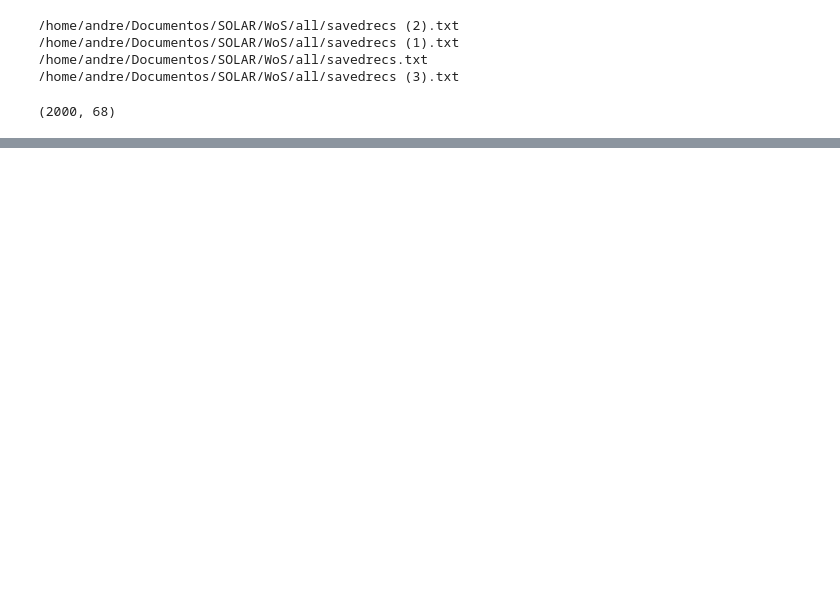
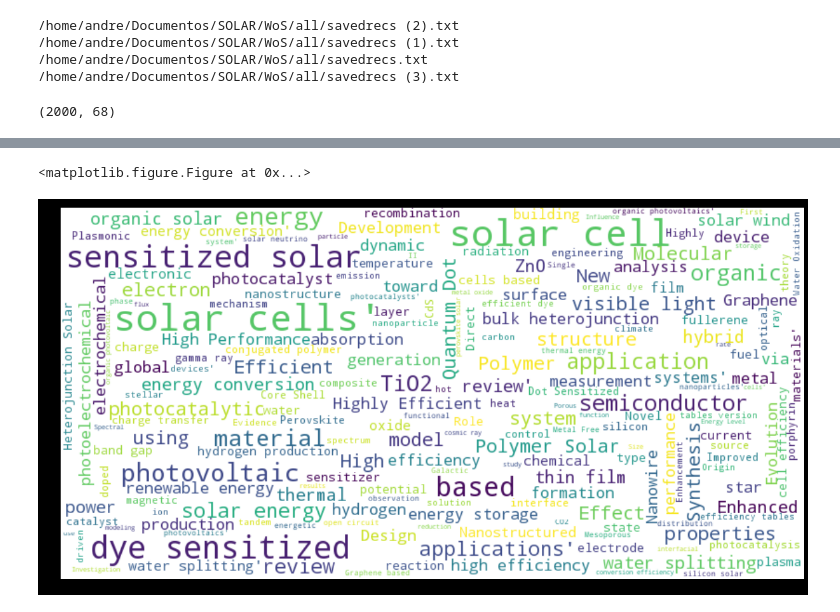
Before and after one commit to abndre/Solar_Energy, a Jupyter notebook: WoS/All_files.ipynb, the cells around one changed output, grey strips where cells are left out. Drawn from its saved outputs; the diff is of its cells as text; code cells hidden in the pictures; blank space fills up the shorter version.

```diff
--- a/WoS/All_files.ipynb
+++ b/WoS/All_files.ipynb
@@ -44 +62,6 @@ frame.shape
+# %%
+WordcloudPlot(frame,'TI')#Title
+# %% [output]
+<matplotlib.figure.Figure at 0x...>
+[figure, added]
 # %%
```
Also changed, not shown: parts of 14 cells of this notebook, 2 other files.
